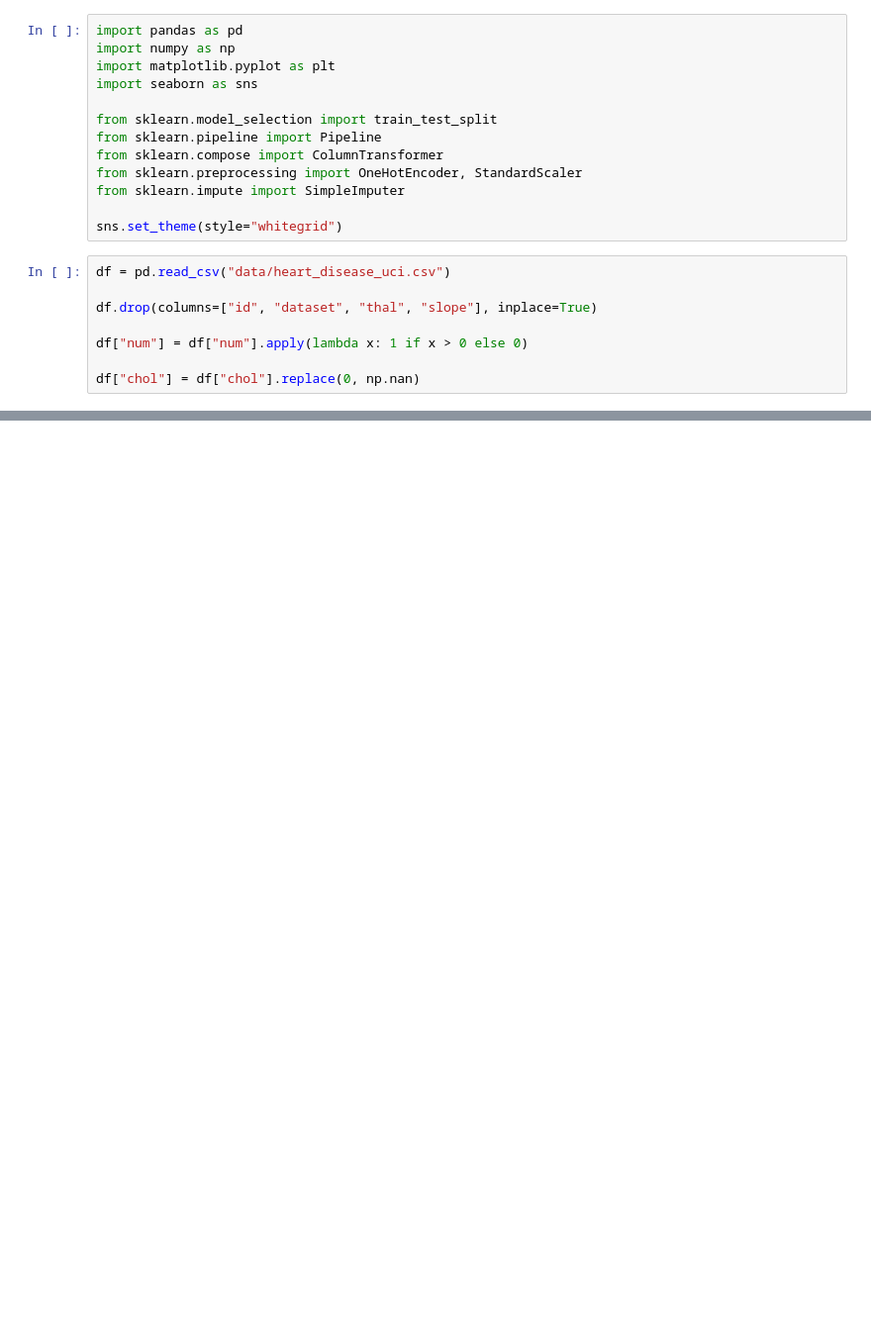
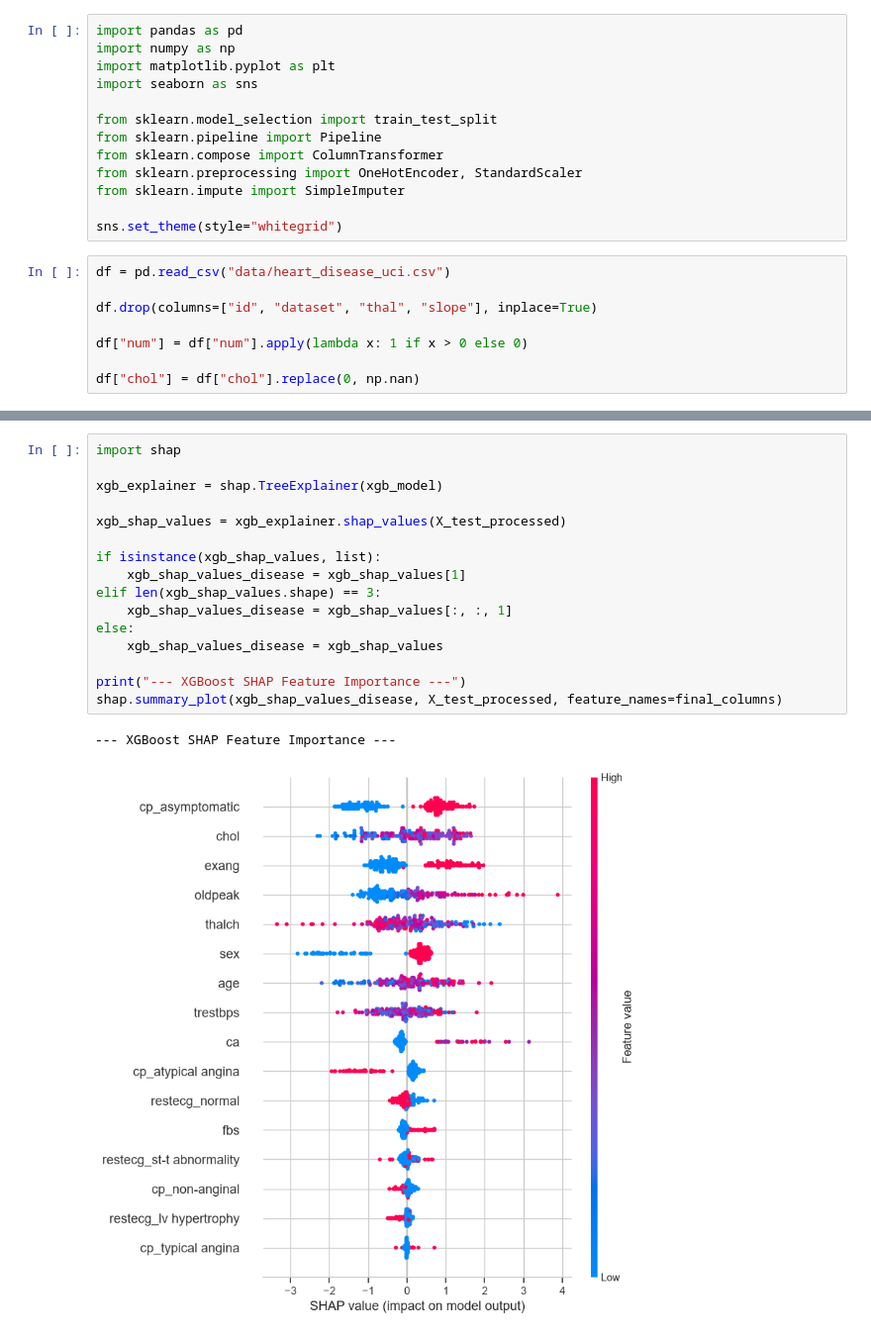
Before and after one commit to hiteshmanuka/heart-disease-predictor, a Jupyter notebook: Model_Training.ipynb, the cells around one changed output, grey strips where cells are left out. Shown at 99% size. Cells and saved outputs as stored; diff of their text form; blank space fills up the shorter version.

```diff
--- a/Model_Training.ipynb
+++ b/Model_Training.ipynb
@@ -137,0 +212,19 @@ print(classification_report(y_test, y_pred_xgb))
+# %%
+import shap
+
+xgb_explainer = shap.TreeExplainer(xgb_model)
+
+xgb_shap_values = xgb_explainer.shap_values(X_test_processed)
+
+if isinstance(xgb_shap_values, list):
+    xgb_shap_values_disease = xgb_shap_values[1]
+elif len(xgb_shap_values.shape) == 3:
+    xgb_shap_values_disease = xgb_shap_values[:, :, 1]
+else:
+    xgb_shap_values_disease = xgb_shap_values
+
+print("--- XGBoost SHAP Feature Importance ---")
+shap.summary_plot(xgb_shap_values_disease, X_test_processed, feature_names=final_columns)
+# %% [output]
+--- XGBoost SHAP Feature Importance ---
+[figure, added]
```
Also changed, not shown: parts of 8 cells of this notebook.
